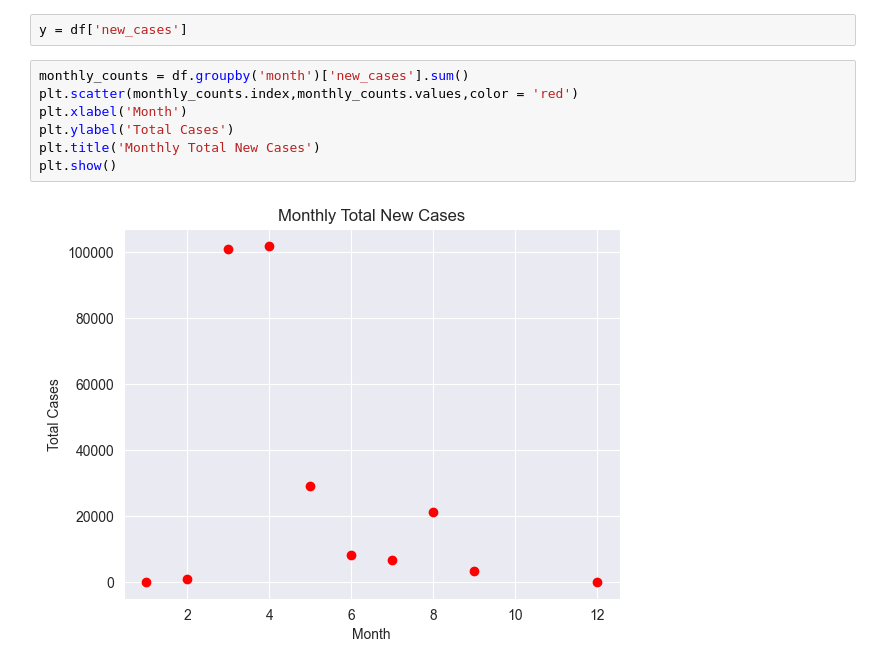
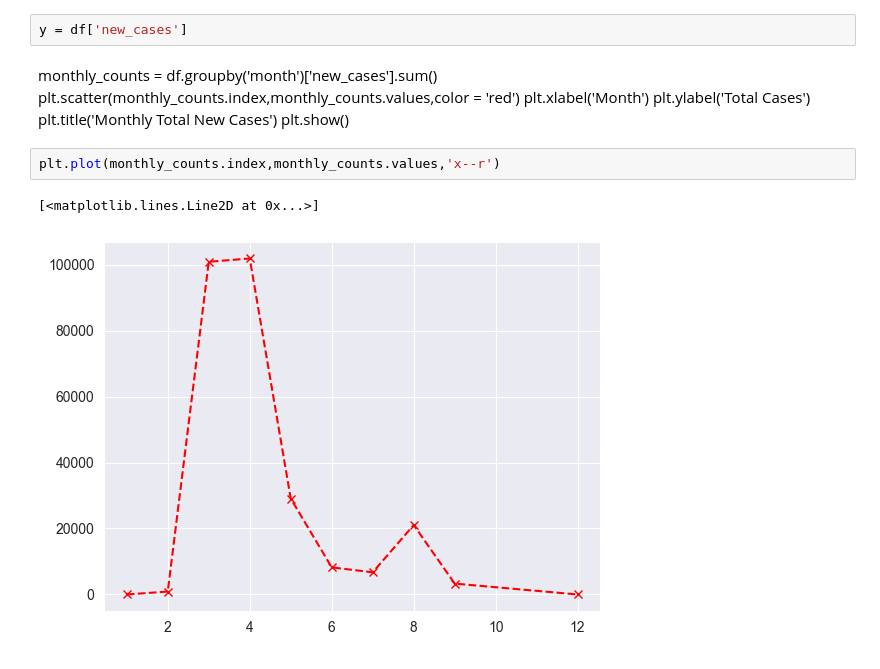
Before and after one commit to ravi1v/Data-analysis-with-python, a Jupyter notebook: 8 Data visualization .ipynb, the cells around one changed output. Drawn from its saved outputs; the diff is of its cells as text.

```diff
--- a/8 Data visualization .ipynb
+++ b/8 Data visualization .ipynb
@@ -226,12 +226,15 @@ Name: month, Length: 248, dtype: int64
 x = df['year']
 # %%
 y = df['new_cases']
-# %%
-monthly_counts = df.groupby('month')['new_cases'].sum()
-plt.scatter(monthly_counts.index,monthly_counts.values,color = 'red')
-plt.xlabel('Month')
-plt.ylabel('Total Cases')
-plt.title('Monthly Total New Cases')
-plt.show()
-# %% [output]
-[figure, removed]
+# %% [markdown]
+monthly_counts = df.groupby('month')['new_cases'].sum()
+plt.scatter(monthly_counts.index,monthly_counts.values,color = 'red')
+plt.xlabel('Month')
+plt.ylabel('Total Cases')
+plt.title('Monthly Total New Cases')
+plt.show()
+# %%
+plt.plot(monthly_counts.index,monthly_counts.values,'x--r')
+# %% [output]
+[<matplotlib.lines.Line2D at 0x...>]
+[figure, added]
```
Also changed, not shown: parts of 12 cells of this notebook.
